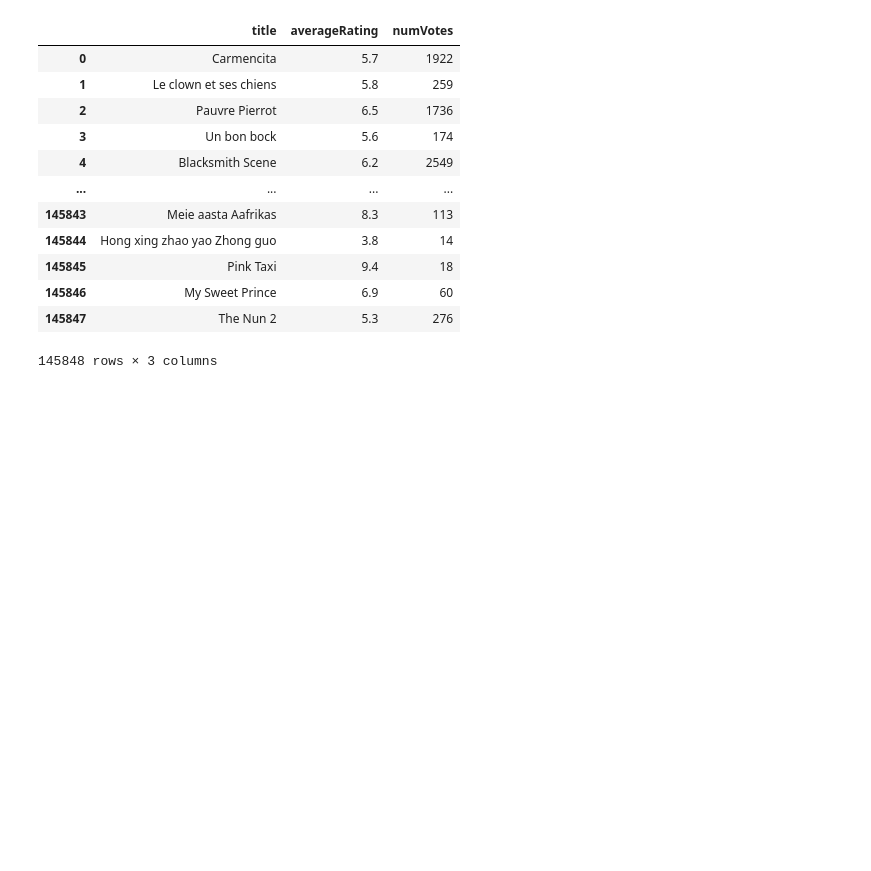
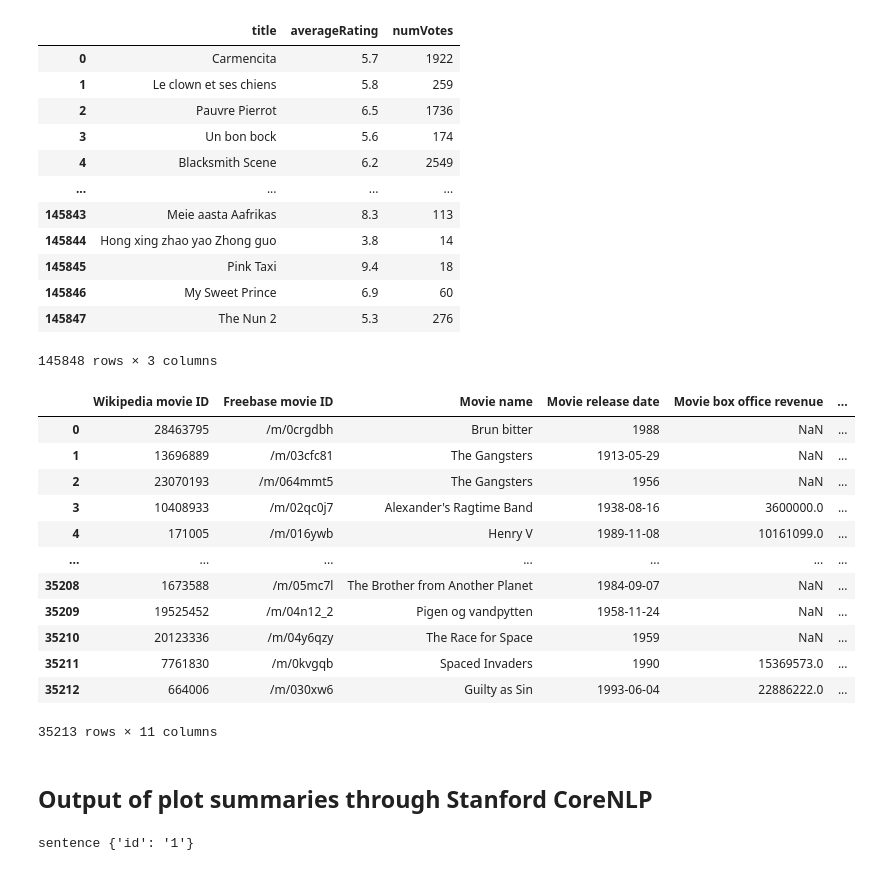
Before and after one commit to epfl-ada/ada-2022-project-cnxtn, a Jupyter notebook: analyze_data.ipynb, the cells around one changed output. Cells and saved outputs as stored; diff of their text form; code cells hidden in the pictures; blank space fills up the shorter version.

```diff
--- a/analyze_data.ipynb
+++ b/analyze_data.ipynb
@@ -462,5 +464,23 @@ ratings
 | 145847 | The Nun 2 | 5.3 | 276 |
 145848 rows × 3 columns
 # %%
+# Final merge for movie metadata
 movie_metadata_with_rating = pd.merge(movie_metadata,ratings,left_on='Movie name',right_on='title',how ='inner')
 movie_metadata_with_rating = movie_metadata_with_rating.drop(columns=['title'])
+movie_metadata_with_rating
+# %% [output]
+|  | Wikipedia movie ID | Freebase movie ID | Movie name | Movie release date | Movie box office revenue | ... |
+| 0 | 28463795 | /m/0crgdbh | Brun bitter | 1988 | NaN | ... |
+| 1 | 13696889 | /m/03cfc81 | The Gangsters | 1913-05-29 | NaN | ... |
+| 2 | 23070193 | /m/064mmt5 | The Gangsters | 1956 | NaN | ... |
+| 3 | 10408933 | /m/02qc0j7 | Alexander's Ragtime Band | 1938-08-16 | 3600000.0 | ... |
+| 4 | 171005 | /m/016ywb | Henry V | 1989-11-08 | 10161099.0 | ... |
+| ... | ... | ... | ... | ... | ... | ... |
+| 35208 | 1673588 | /m/05mc7l | The Brother from Another Planet | 1984-09-07 | NaN | ... |
+| 35209 | 19525452 | /m/04n12_2 | Pigen og vandpytten | 1958-11-24 | NaN | ... |
+| 35210 | 20123336 | /m/04y6qzy | The Race for Space | 1959 | NaN | ... |
+| 35211 | 7761830 | /m/0kvgqb | Spaced Invaders | 1990 | 15369573.0 | ... |
+| 35212 | 664006 | /m/030xw6 | Guilty as Sin | 1993-06-04 | 22886222.0 | ... |
+35213 rows × 11 columns
+# %% [markdown]
+## Output of plot summaries through Stanford CoreNLP
@@ -466,0 +498,6 @@ movie_metadata_with_rating = movie_metadata_with_rating.drop(columns=['title'])
+# %%
+root = ET.fromstring(xml_asStrings[0])
+for child in root[0][0]:
+    print(child.tag, child.attrib)
+# %% [output]
+sentence {'id': '1'}
```
Also changed, not shown: parts of 12 cells of this notebook, 1 other file.
